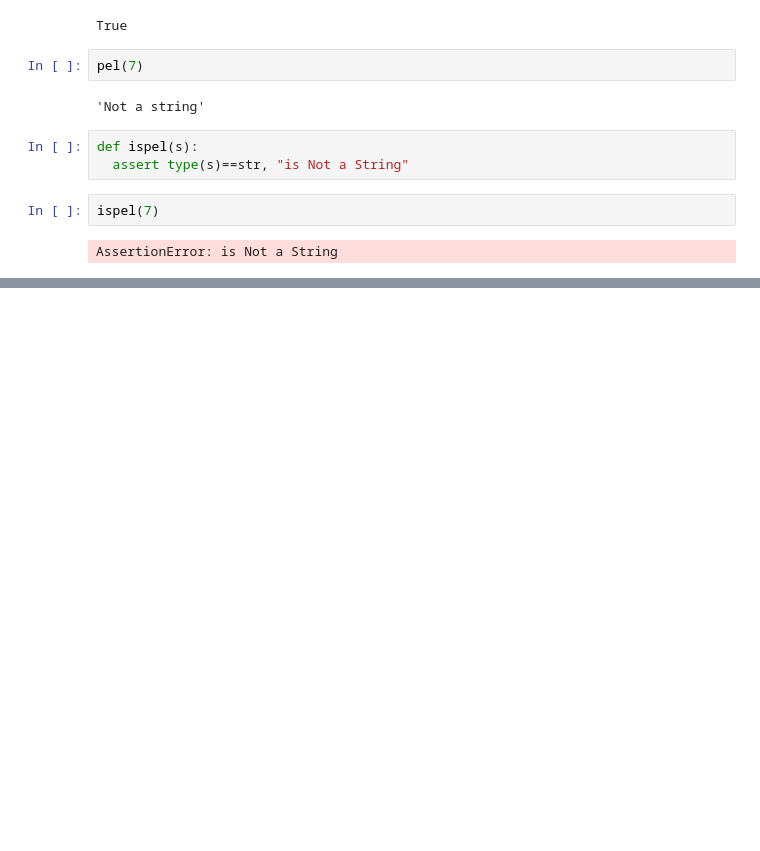
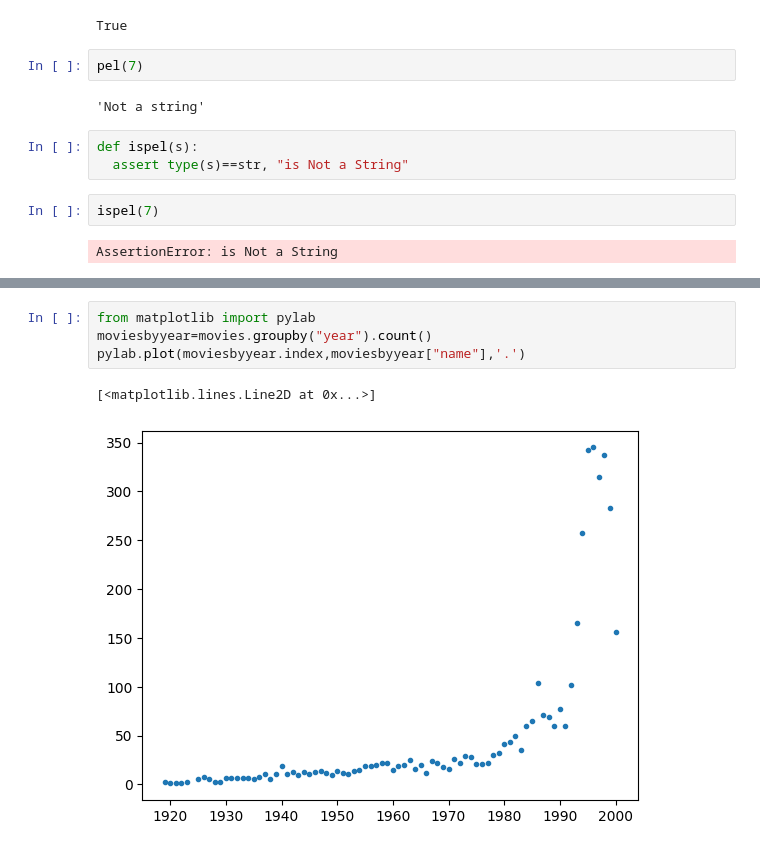
Before and after one commit to urvesh2012/MLTSA25_UBhagat, a Jupyter notebook: MLTSA_WK2.ipynb, the cells around one changed output, grey strips where cells are left out. Cells and saved outputs as stored; diff of their text form; blank space fills up the shorter version.

```diff
--- a/MLTSA_WK2.ipynb
+++ b/MLTSA_WK2.ipynb
@@ -140,0 +231,7 @@ AssertionError: is Not a String
+# %%
+from matplotlib import pylab
+moviesbyyear=movies.groupby("year").count()
+pylab.plot(moviesbyyear.index,moviesbyyear["name"],'.')
+# %% [output]
+[<matplotlib.lines.Line2D at 0x...>]
+[figure, added]
```
Also changed, not shown: parts of 13 cells of this notebook.
